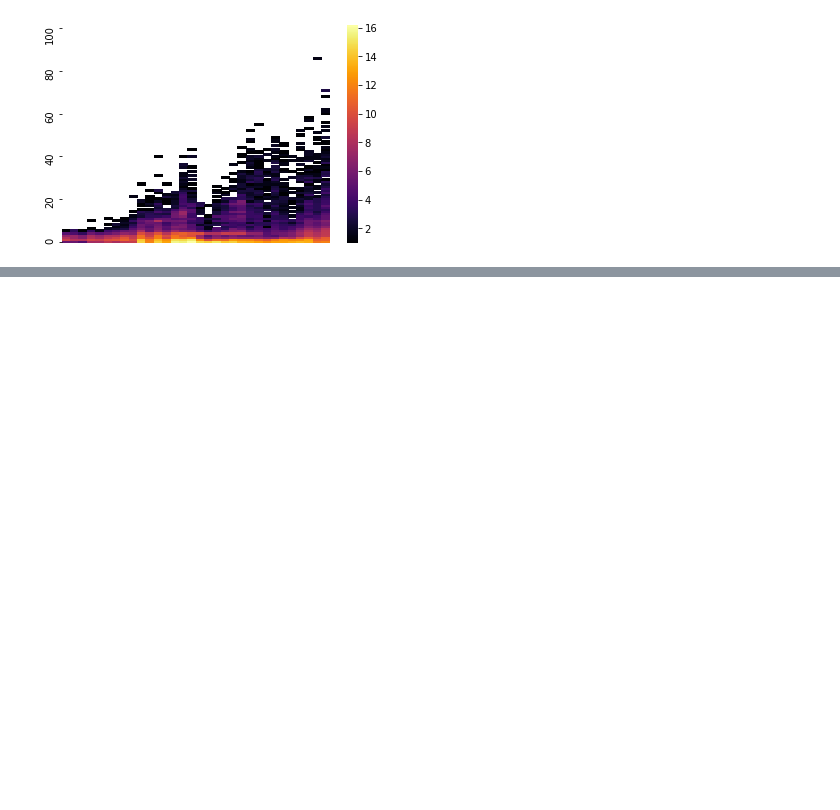
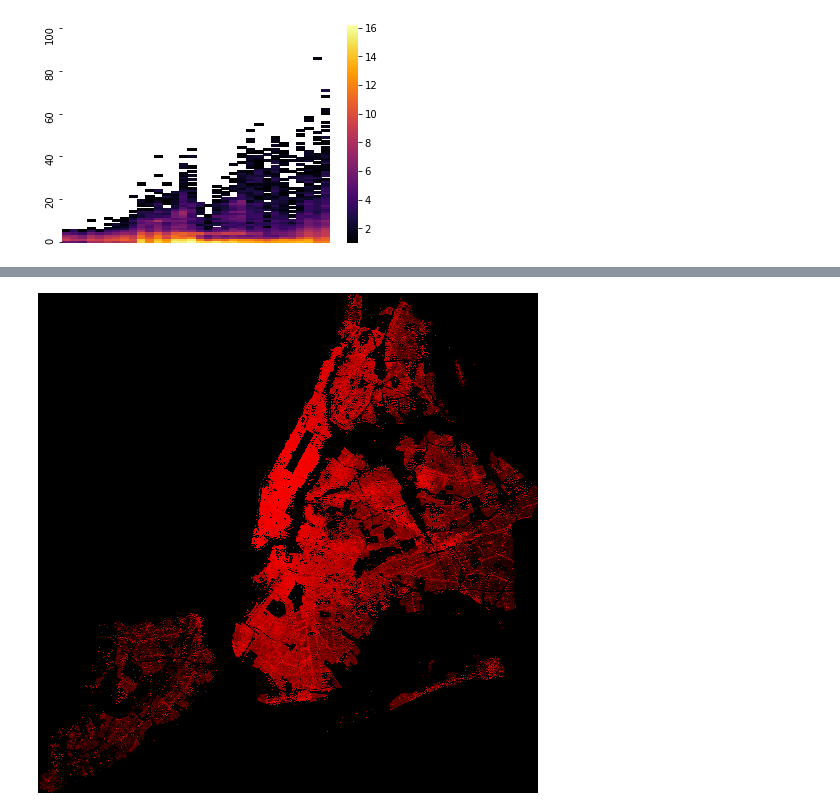
Before and after one commit to dmoste/DATA608, a Jupyter notebook: dmoste_hw2.ipynb, the cells around one changed output, grey strips where cells are left out. Drawn from its saved outputs; the diff is of its cells as text; code cells hidden in the pictures; blank space fills up the shorter version.

```diff
--- a/dmoste_hw2.ipynb
+++ b/dmoste_hw2.ipynb
@@ -65,9 +67,11 @@ tf.set_background(small_land_assess, 'black')
 # %%
 # Building value low to high - white to blue
 small_agg_building = small_cvs.points(nyc, 'xcoord', 'ycoord', agg = reductions.sum('assessbuilding'))
-small_building_assess = tf.shade(small_agg_building, cmap = blues, how='eq_hist')
+small_building_assess = tf.shade(small_agg_building, cmap = reds, how='eq_hist')
 
 tf.set_background(small_building_assess, 'black')
+# %% [output]
+[figure, added]
 # %%
 cvs = ds.Canvas(1000, 1000, *NewYorkCity)
 
```
Also changed, not shown: parts of 3 cells of this notebook.
